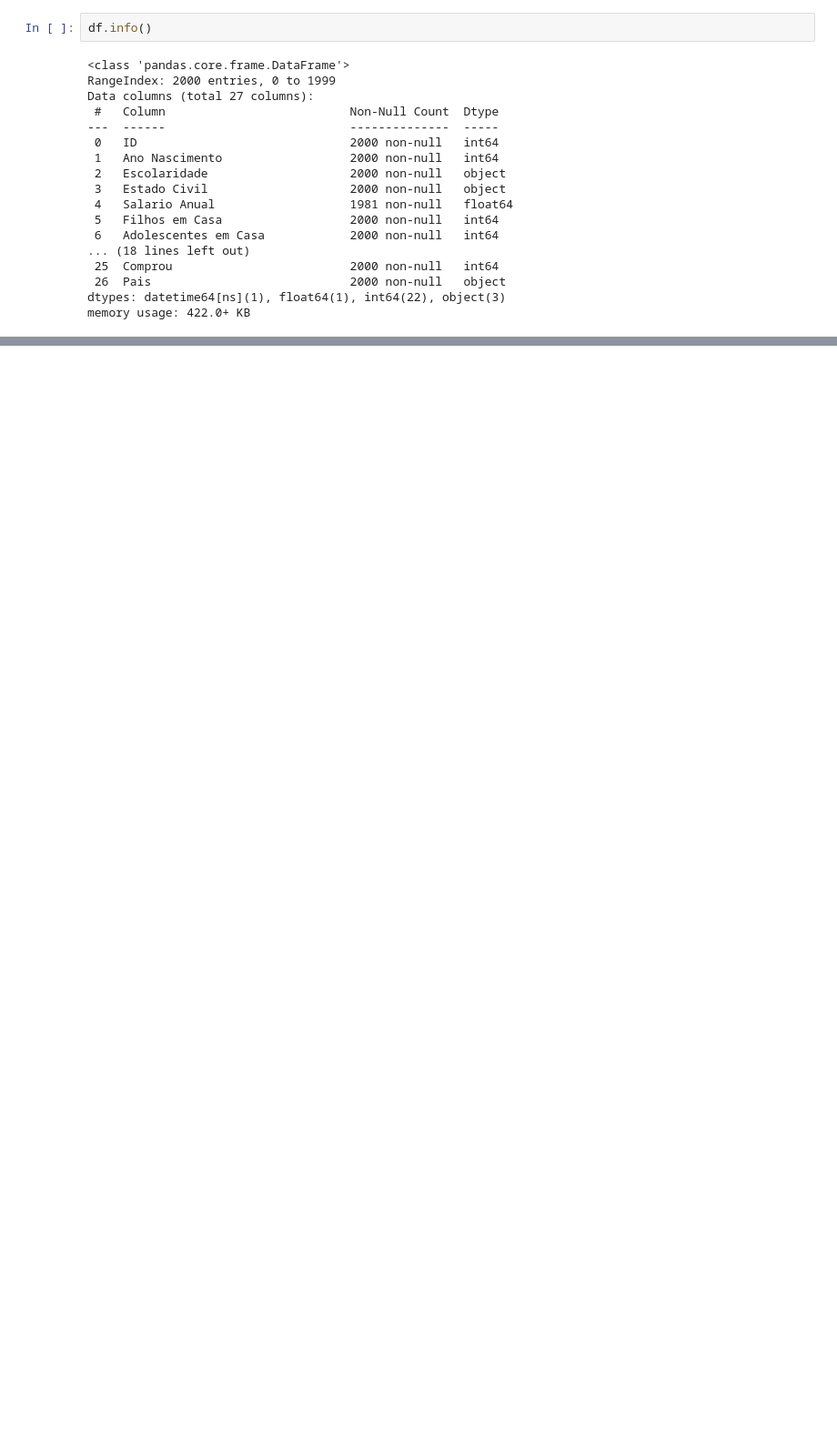
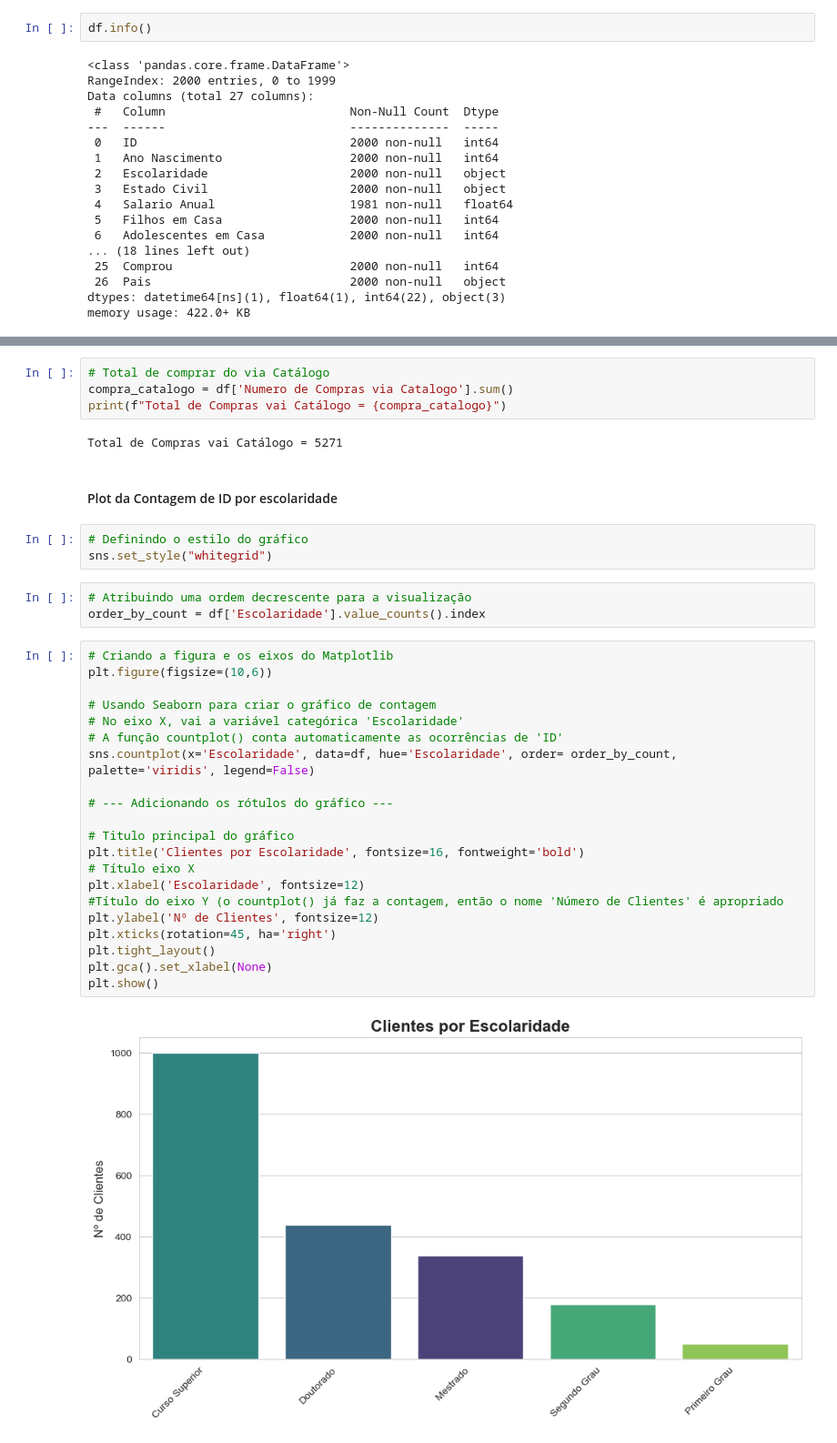
Before and after one commit to leojutsu/Analise_Comercial_Python, a Jupyter notebook: Marketing.ipynb, the cells around one changed output, grey strips where cells are left out. Shown: that part at 91% size. Saved outputs shown, nothing was run; the diff lists cells and outputs as text; blank space fills up the shorter version.

Commit message:
primeiras visualizações

```diff
--- a/Marketing.ipynb
+++ b/Marketing.ipynb
@@ -74,0 +91,37 @@ Média de Salário Anual = 52290.85259969712
+# %%
+# Total de comprar do via Catálogo
+compra_catalogo = df['Numero de Compras via Catalogo'].sum()
+print(f"Total de Compras vai Catálogo = {compra_catalogo}")
+# %% [output]
+Total de Compras vai Catálogo = 5271
+# %% [markdown]
+#### Plot da Contagem de ID por escolaridade
+# %%
+# Definindo o estilo do gráfico
+sns.set_style("whitegrid")
+# %%
+# Atribuindo uma ordem decrescente para a visualização
+order_by_count = df['Escolaridade'].value_counts().index
+# %%
+# Criando a figura e os eixos do Matplotlib
+plt.figure(figsize=(10,6))
+
+# Usando Seaborn para criar o gráfico de contagem
+# No eixo X, vai a variável categórica 'Escolaridade'
+# A função countplot() conta automaticamente as ocorrências de 'ID'
+sns.countplot(x='Escolaridade', data=df, hue='Escolaridade', order= order_by_count, palette='viridis', legend=False)
+
+# --- Adicionando os rótulos do gráfico ---
+
+# Titulo principal do gráfico
+plt.title('Clientes por Escolaridade', fontsize=16, fontweight='bold')
+# Título eixo X
+plt.xlabel('Escolaridade', fontsize=12)
+#Título do eixo Y (o countplot() já faz a contagem, então o nome 'Número de Clientes' é apropriado
+plt.ylabel('Nº de Clientes', fontsize=12)
+plt.xticks(rotation=45, ha='right')
+plt.tight_layout()
+plt.gca().set_xlabel(None)
+plt.show()
+# %% [output]
+[figure, added]
```
Also changed, not shown: parts of 16 cells of this notebook.
